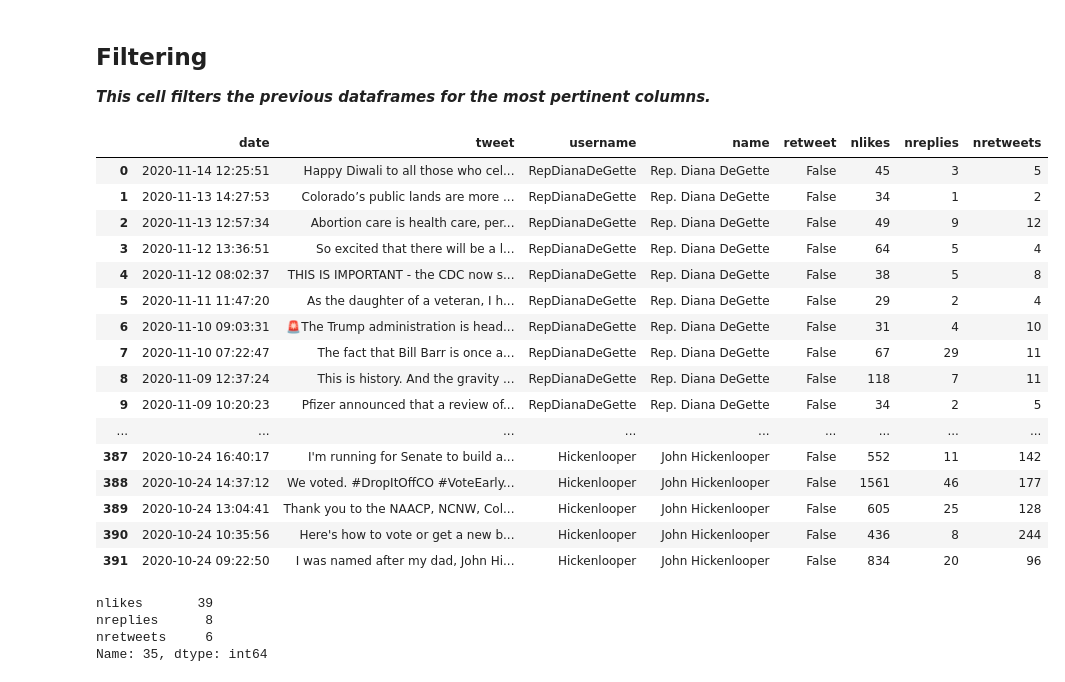
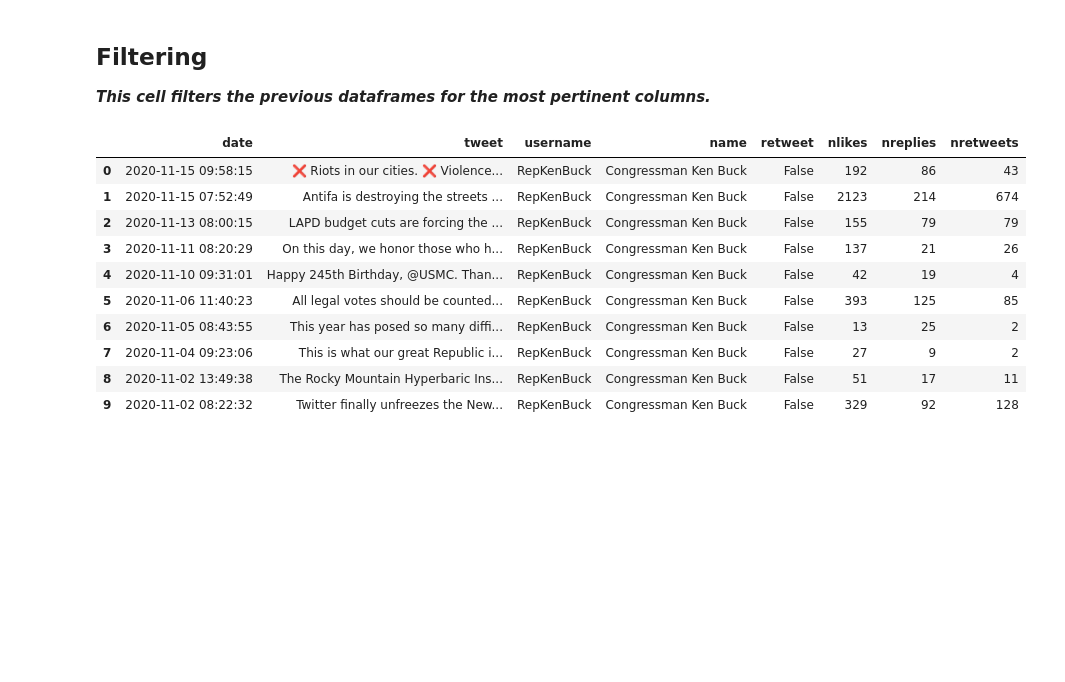
Before and after one commit to misinformationCapstone/misinformationCapstone.github.io, a Jupyter notebook: Twint.ipynb, the cells around one changed output. Drawn from its saved outputs; the diff is of its cells as text; code cells hidden in the pictures; blank space fills up the shorter version.

```diff
--- a/Twint.ipynb
+++ b/Twint.ipynb
@@ -184,6 +196,6 @@ twint.run.Search(c)
 [!] No more data! Scraping will stop now.
 found 0 deleted tweets in this search.
 # %%
-#df3 = twint.storage.panda.Tweets_df
-#pd.set_option('display.max_columns',None)
-#df3.head(50)
+df3 = twint.storage.panda.Tweets_df
+pd.set_option('display.max_columns',None)
+df3.head(50)
@@ -591,55 +589,36 @@ df9x.head()
 ***This cell filters the previous dataframes for the most pertinent columns.***
 # %%
 dfList = [df1x,df2x,df4x,df5x,df6x,df7x,df8x,df9x]
+dfListD = [df1x,df2x,df6x,df7x,df8x]#,df9x]
+dfListR = [df4x,df5x]#df3x
+
 allTweetsdf = pd.DataFrame()
-#for i in dfList:
+allTweetsR = pd.DataFrame()
+allTweetsD = pd.DataFrame()
+
+
 allTweetsdf = allTweetsdf.append(dfList)
 allTweetsdf = allTweetsdf.reset_index(drop=True)
 
+allTweetsD = allTweetsD.append(dfListD)
+allTweetsD = allTweetsD.reset_index(drop=True)
+
+allTweetsR = allTweetsR.append(dfListR)
+allTweetsR = allTweetsR.reset_index(drop=True)
+
 pd.set_option('display.max_rows', None)
-allTweetsdf.head(10000)
+
+#allTweetsdf.head(10)
+allTweetsR.head(10)
 # %% [output]
 |  | date | tweet | username | name | retweet | nlikes | nreplies | nretweets |
-| 0 | 2020-11-14 12:25:51 | Happy Diwali to all those who cel... | RepDianaDeGette | Rep. Diana DeGette | False | 45 | 3 | 5 |
-| 1 | 2020-11-13 14:27:53 | Colorado’s public lands are more ... | RepDianaDeGette | Rep. Diana DeGette | False | 34 | 1 | 2 |
-| 2 | 2020-11-13 12:57:34 | Abortion care is health care, per... | RepDianaDeGette | Rep. Diana DeGette | False | 49 | 9 | 12 |
-| 3 | 2020-11-12 13:36:51 | So excited that there will be a l... | RepDianaDeGette | Rep. Diana DeGette | False | 64 | 5 | 4 |
-| 4 | 2020-11-12 08:02:37 | THIS IS IMPORTANT - the CDC now s... | RepDianaDeGette | Rep. Diana DeGette | False | 38 | 5 | 8 |
-| 5 | 2020-11-11 11:47:20 | As the daughter of a veteran, I h... | RepDianaDeGette | Rep. Diana DeGette | False | 29 | 2 | 4 |
-| 6 | 2020-11-10 09:03:31 | 🚨The Trump administration is head... | RepDianaDeGette | Rep. Diana DeGette | False | 31 | 4 | 10 |
-| 7 | 2020-11-10 07:22:47 | The fact that Bill Barr is once a... | RepDianaDeGette | Rep. Diana DeGette | False | 67 | 29 | 11 |
-| 8 | 2020-11-09 12:37:24 | This is history. And the gravity ... | RepDianaDeGette | Rep. Diana DeGette | False | 118 | 7 | 11 |
-| 9 | 2020-11-09 10:20:23 | Pfizer announced that a review of... | RepDianaDeGette | Rep. Diana DeGette | False | 34 | 2 | 5 |
-| ... | ... | ... | ... | ... | ... | ... | ... | ... |
-| 387 | 2020-10-24 16:40:17 | I'm running for Senate to build a... | Hickenlooper | John Hickenlooper | False | 552 | 11 | 142 |
-| 388 | 2020-10-24 14:37:12 | We voted. #DropItOffCO #VoteEarly... | Hickenlooper | John Hickenlooper | False | 1561 | 46 | 177 |
-| 389 | 2020-10-24 13:04:41 | Thank you to the NAACP, NCNW, Col... | Hickenlooper | John Hickenlooper | False | 605 | 25 | 128 |
-| 390 | 2020-10-24 10:35:56 | Here's how to vote or get a new b... | Hickenlooper | John Hickenlooper | False | 436 | 8 | 244 |
-| 391 | 2020-10-24 09:22:50 | I was named after my dad, John Hi... | Hickenlooper | John Hickenlooper | False | 834 | 20 | 96 |
+| 0 | 2020-11-15 09:58:15 | ❌ Riots in our cities. ❌ Violence... | RepKenBuck | Congressman Ken Buck | False | 192 | 86 | 43 |
+| 1 | 2020-11-15 07:52:49 | Antifa is destroying the streets ... | RepKenBuck | Congressman Ken Buck | False | 2123 | 214 | 674 |
+| 2 | 2020-11-13 08:00:15 | LAPD budget cuts are forcing the ... | RepKenBuck | Congressman Ken Buck | False | 155 | 79 | 79 |
+| 3 | 2020-11-11 08:20:29 | On this day, we honor those who h... | RepKenBuck | Congressman Ken Buck | False | 137 | 21 | 26 |
+| 4 | 2020-11-10 09:31:01 | Happy 245th Birthday, @USMC. Than... | RepKenBuck | Congressman Ken Buck | False | 42 | 19 | 4 |
+| 5 | 2020-11-06 11:40:23 | All legal votes should be counted... | RepKenBuck | Congressman Ken Buck | False | 393 | 125 | 85 |
+| 6 | 2020-11-05 08:43:55 | This year has posed so many diffi... | RepKenBuck | Congressman Ken Buck | False | 13 | 25 | 2 |
+| 7 | 2020-11-04 09:23:06 | This is what our great Republic i... | RepKenBuck | Congressman Ken Buck | False | 27 | 9 | 2 |
+| 8 | 2020-11-02 13:49:38 | The Rocky Mountain Hyperbaric Ins... | RepKenBuck | Congressman Ken Buck | False | 51 | 17 | 11 |
+| 9 | 2020-11-02 08:22:32 | Twitter finally unfreezes the New... | RepKenBuck | Congressman Ken Buck | False | 329 | 92 | 128 |
-# %%
-allTweetsSumdf = pd.DataFrame(columns = allTweetsdf.columns)
-uniqueUsers = []
-
-for index, row in allTweetsdf.iterrows():
-    if row['username'] not in uniqueUsers:
-        uniqueUsers.append(row['username'])
-
-
-likesList = []
-likesCount = 0
-repliesList = []
-repliesCount = 0
-retweetList = []
-retweetCount = 0
-
-colList = ['nlikes','nreplies','nretweets']
-a = allTweetsdf[colList].iloc[0:35].sum()
-a = allTweetsdf[colList].iloc[35].sum()
-
-#allTweetsSumdf
-print(allTweetsdf[colList].iloc[35])
-# %% [output]
-nlikes       39
-nreplies      8
-nretweets     6
-Name: 35, dtype: int64
```
Also changed, not shown: parts of 27 cells of this notebook.
